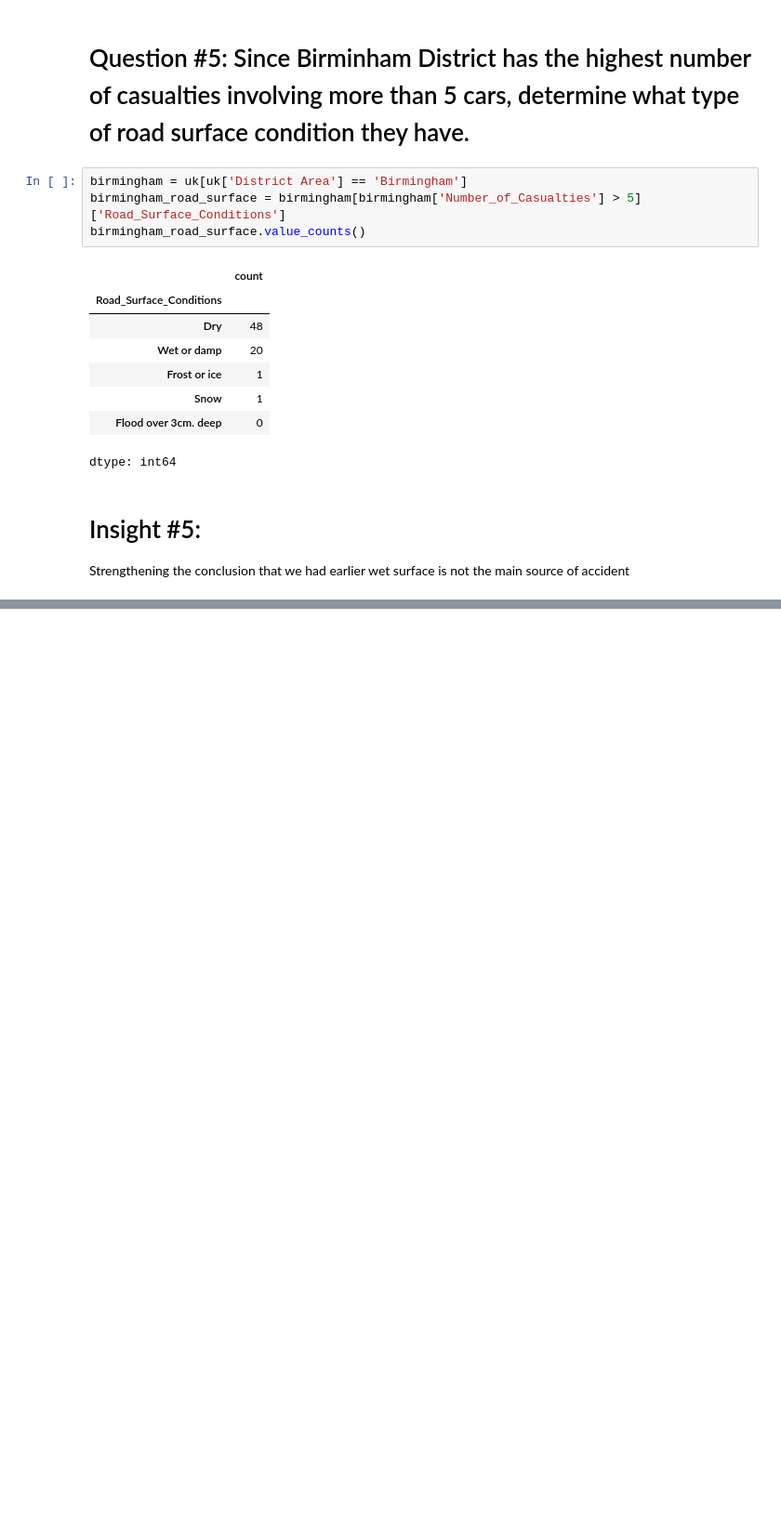
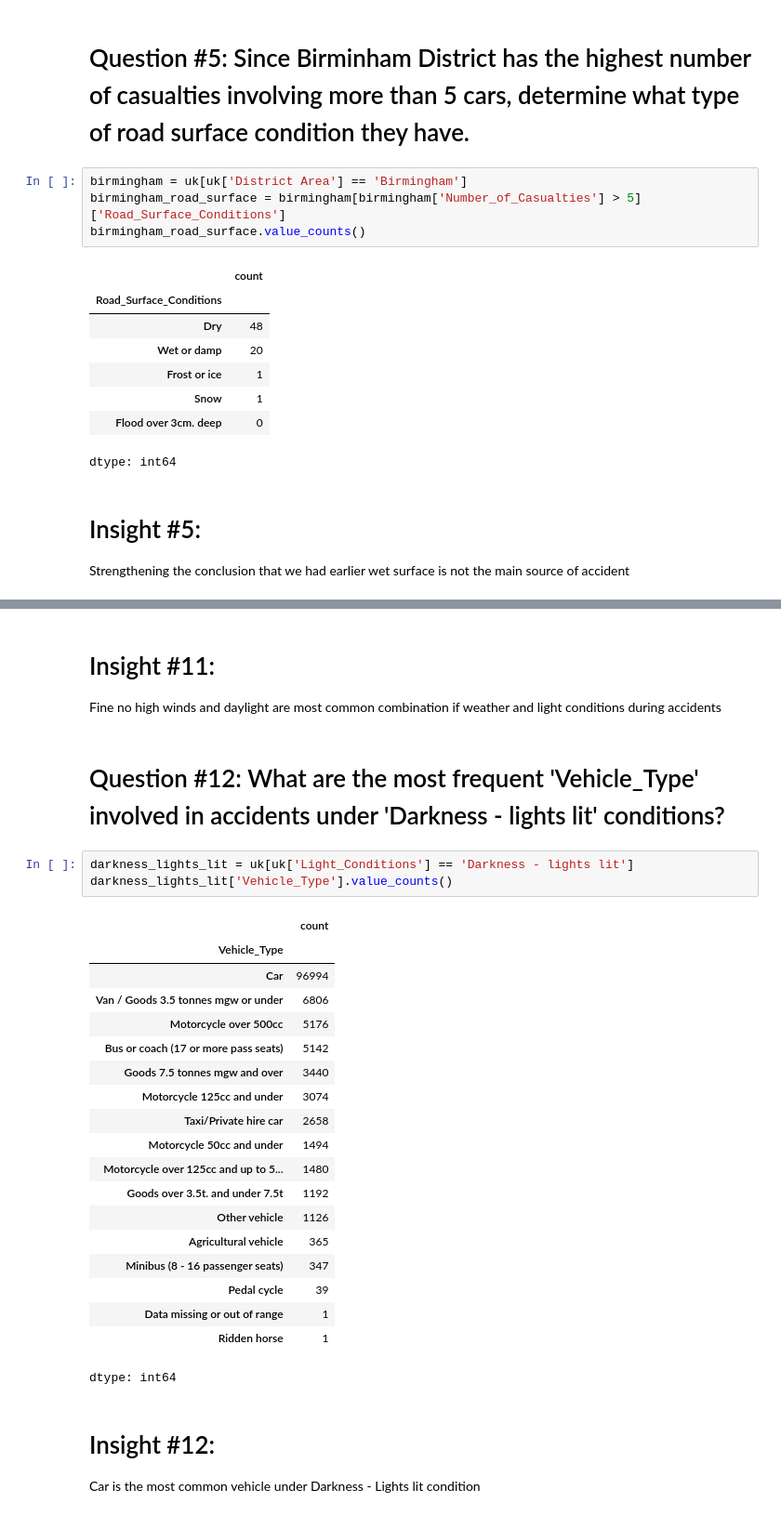
Before and after one commit to kvnwave/ELEC303-DATA-ANALYTICS-AGUILERA, a Jupyter notebook: uk_accident.ipynb, the cells around one changed output, grey strips where cells are left out. Shown at 93% size. Saved outputs shown, nothing was run; the diff lists cells and outputs as text; blank space fills up the shorter version.

```diff
--- a/uk_accident.ipynb
+++ b/uk_accident.ipynb
@@ -552,0 +657,31 @@ dtype: int64
+# %% [markdown]
+<h1>Insight #11:</h1>
+<p>Fine no high winds and daylight are most common combination if weather and light conditions during accidents</p>
+# %% [markdown]
+<h1>Question #12: What are the most frequent 'Vehicle_Type' involved in accidents under 'Darkness - lights lit' conditions?</h1>
+# %%
+darkness_lights_lit = uk[uk['Light_Conditions'] == 'Darkness - lights lit']
+darkness_lights_lit['Vehicle_Type'].value_counts()
+# %% [output]
+|  | count |
+| Vehicle_Type |  |
+| Car | 96994 |
+| Van / Goods 3.5 tonnes mgw or under | 6806 |
+| Motorcycle over 500cc | 5176 |
+| Bus or coach (17 or more pass seats) | 5142 |
+| Goods 7.5 tonnes mgw and over | 3440 |
+| Motorcycle 125cc and under | 3074 |
+| Taxi/Private hire car | 2658 |
+| Motorcycle 50cc and under | 1494 |
+| Motorcycle over 125cc and up to 5... | 1480 |
+| Goods over 3.5t. and under 7.5t | 1192 |
+| Other vehicle | 1126 |
+| Agricultural vehicle | 365 |
+| Minibus (8 - 16 passenger seats) | 347 |
+| Pedal cycle | 39 |
+| Data missing or out of range | 1 |
+| Ridden horse | 1 |
+dtype: int64
+# %% [markdown]
+<h1>Insight #12: </h1>
+<p>Car is the most common vehicle under Darkness - Lights lit condition</p>
```
Also changed, not shown: parts of 20 cells of this notebook.
